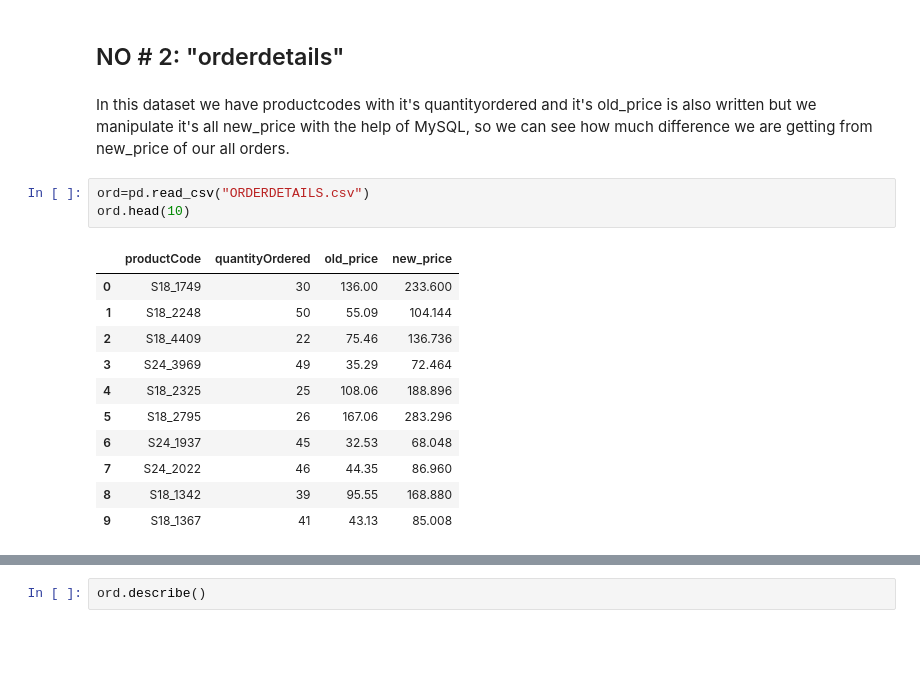
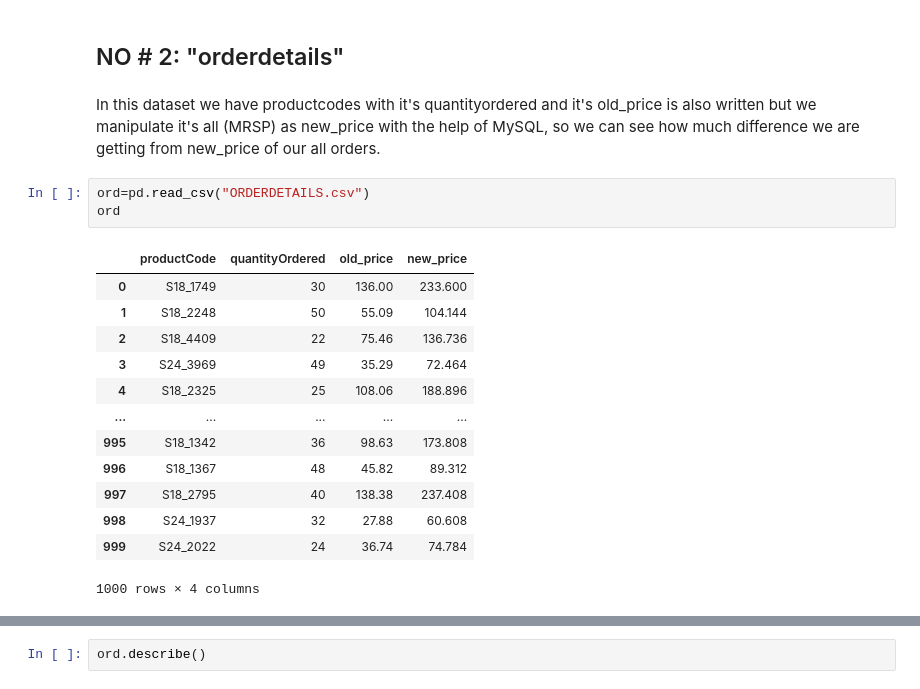
Before and after one commit to ambreenraheem/mysql-work, a Jupyter notebook: test.ipynb, the cells around one changed output, grey strips where cells are left out. Drawn from its saved outputs; the diff is of its cells as text; blank space fills up the shorter version.

```diff
--- a/test.ipynb
+++ b/test.ipynb
@@ -212,19 +256,21 @@ import seaborn as sns
 # %% [markdown]
 ## NO # 2: "orderdetails"
 # %% [markdown]
-In this dataset we have productcodes with it's quantityordered and it's old_price is also written but we manipulate it's all new_price with the help of MySQL, so we can see how much difference we are getting from new_price of our all orders.
+In this dataset we have productcodes with it's quantityordered and it's old_price is also written but we manipulate it's all (MRSP) as new_price with the help of MySQL, so we can see how much difference we are getting from new_price of our all orders.
 # %%
 ord=pd.read_csv("ORDERDETAILS.csv")
-ord.head(10)
+ord
 # %% [output]
 |  | productCode | quantityOrdered | old_price | new_price |
 | 0 | S18_1749 | 30 | 136.00 | 233.600 |
 | 1 | S18_2248 | 50 | 55.09 | 104.144 |
 | 2 | S18_4409 | 22 | 75.46 | 136.736 |
 | 3 | S24_3969 | 49 | 35.29 | 72.464 |
 | 4 | S18_2325 | 25 | 108.06 | 188.896 |
-| 5 | S18_2795 | 26 | 167.06 | 283.296 |
-| 6 | S24_1937 | 45 | 32.53 | 68.048 |
-| 7 | S24_2022 | 46 | 44.35 | 86.960 |
-| 8 | S18_1342 | 39 | 95.55 | 168.880 |
-| 9 | S18_1367 | 41 | 43.13 | 85.008 |
+| ... | ... | ... | ... | ... |
+| 995 | S18_1342 | 36 | 98.63 | 173.808 |
+| 996 | S18_1367 | 48 | 45.82 | 89.312 |
+| 997 | S18_2795 | 40 | 138.38 | 237.408 |
+| 998 | S24_1937 | 32 | 27.88 | 60.608 |
+| 999 | S24_2022 | 24 | 36.74 | 74.784 |
+1000 rows × 4 columns
```
Also changed, not shown: parts of 28 cells of this notebook.
